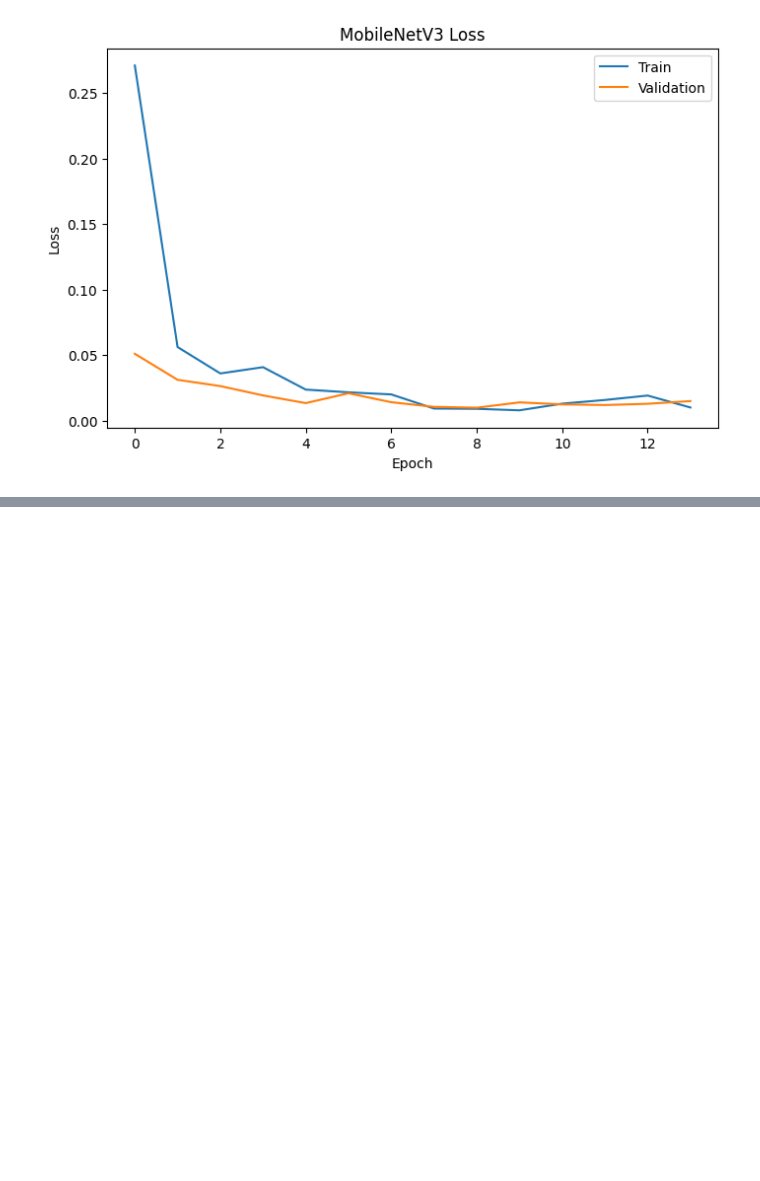
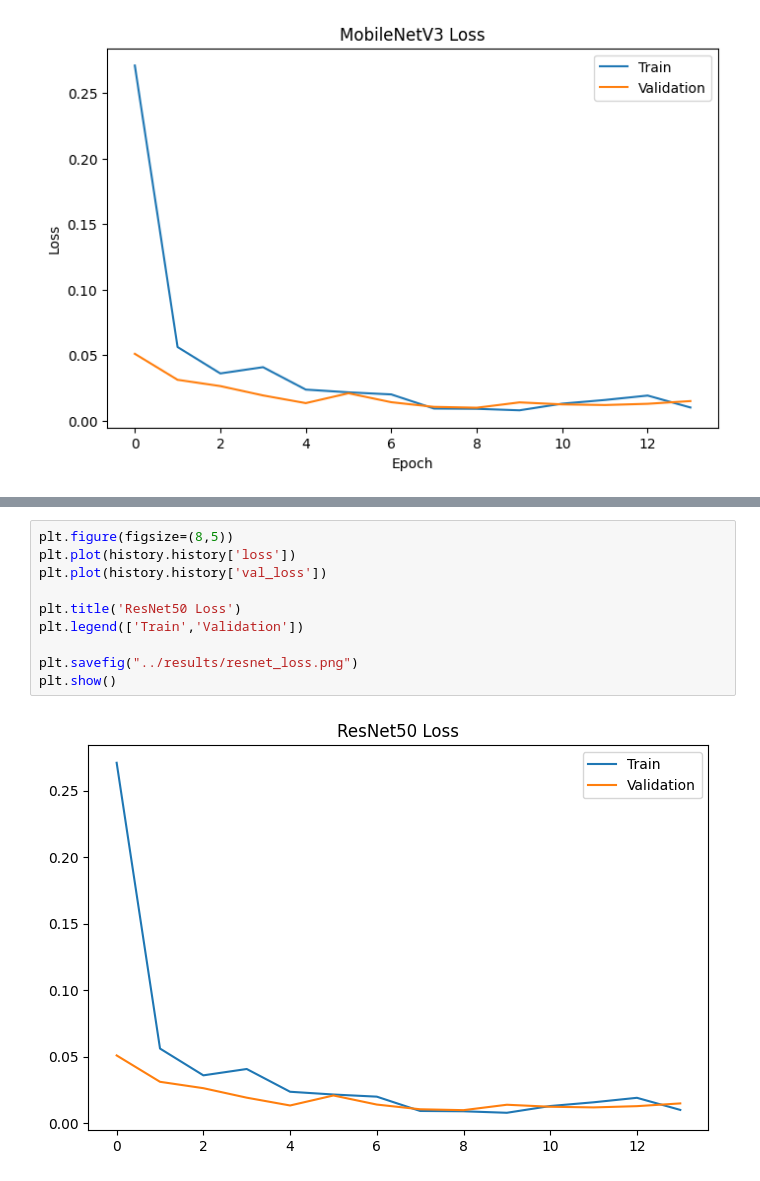
Before and after one commit to kumar1417/PlantVillage_Project, a Jupyter notebook: models/2_resnet50.ipynb, the cells around one changed output, grey strips where cells are left out. Drawn from its saved outputs; the diff is of its cells as text; blank space fills up the shorter version.

```diff
--- a/modelling/2_resnet50.ipynb
+++ b/models/2_resnet50.ipynb
@@ -352,0 +390,12 @@ plt.show()
+# %%
+plt.figure(figsize=(8,5))
+plt.plot(history.history['loss'])
+plt.plot(history.history['val_loss'])
+
+plt.title('ResNet50 Loss')
+plt.legend(['Train','Validation'])
+
+plt.savefig("../results/resnet_loss.png")
+plt.show()
+# %% [output]
+[figure, added]
```
Also changed, not shown: parts of 20 cells of this notebook, 7 other files.
